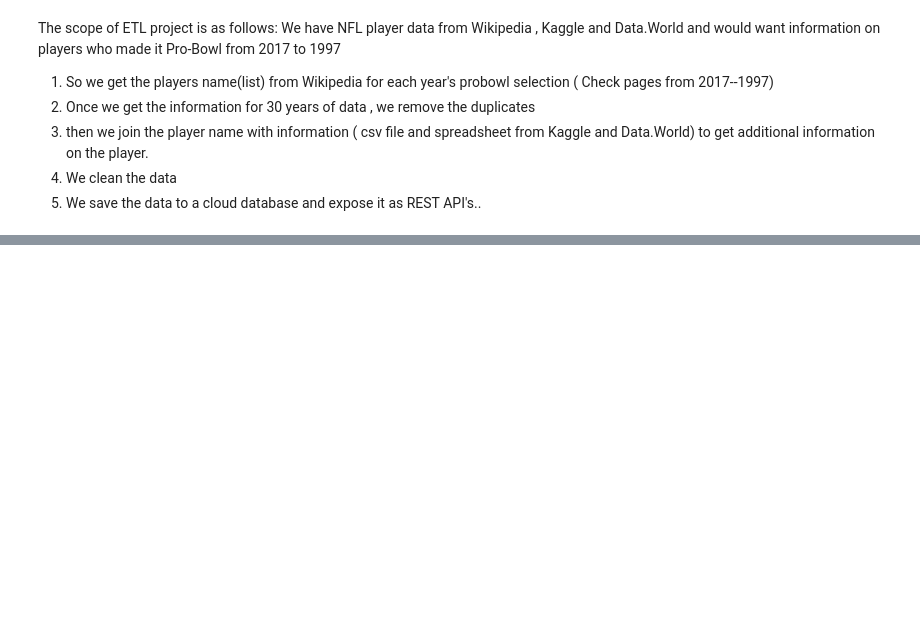
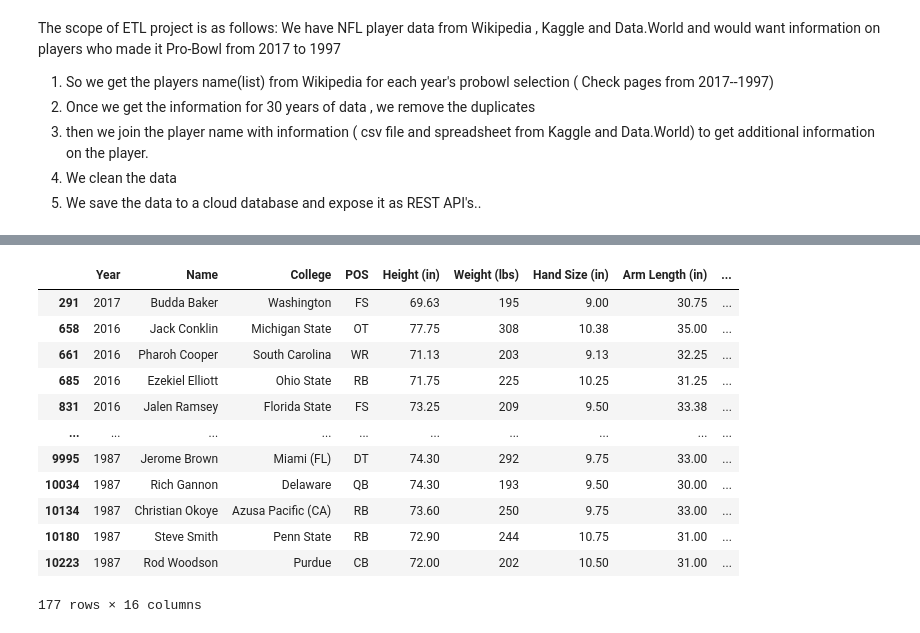
Before and after one commit to maheshws/NFLDataAnalysis, a Jupyter notebook: NFLPlayerInformation.ipynb, the cells around one changed output, grey strips where cells are left out. Cells and saved outputs as stored; diff of their text form; code cells hidden in the pictures; blank space fills up the shorter version.

```diff
--- a/NFLPlayerInformation.ipynb
+++ b/NFLPlayerInformation.ipynb
@@ -104,14 +155,20 @@ data[0].find_next_sibling('td').find('a')['title'][0:4]
 # %%
-
 df_combine = pd.read_excel('Resources/NFL Combine Data.xlsx', sheet_name='Combine Results')
-df_nfldraft = pd.read_excel('Resources/NFL Combine Data.xlsx', sheet_name='nfl_draft')
-
-
-df_combine = df_combine[df_combine['Name'].isin(player_info)]
+df_combine = df_combine[df_combine['Name'].isin(allproplayers_info)]
 df_combine.shape
-
-print(df_nfldraft.columns.values)
-
-df_nfldraft.drop(['Unnamed: 0','Unnamed: 34'],axis=1,inplace=True)
-print(df_nfldraft.columns.values)
+df_combine
+# %% [output]
+|  | Year | Name | College | POS | Height (in) | Weight (lbs) | Hand Size (in) | Arm Length (in) | ... |
+| 291 | 2017 | Budda Baker | Washington | FS | 69.63 | 195 | 9.00 | 30.75 | ... |
+| 658 | 2016 | Jack Conklin | Michigan State | OT | 77.75 | 308 | 10.38 | 35.00 | ... |
+| 661 | 2016 | Pharoh Cooper | South Carolina | WR | 71.13 | 203 | 9.13 | 32.25 | ... |
+| 685 | 2016 | Ezekiel Elliott | Ohio State | RB | 71.75 | 225 | 10.25 | 31.25 | ... |
+| 831 | 2016 | Jalen Ramsey | Florida State | FS | 73.25 | 209 | 9.50 | 33.38 | ... |
+| ... | ... | ... | ... | ... | ... | ... | ... | ... | ... |
+| 9995 | 1987 | Jerome Brown | Miami (FL) | DT | 74.30 | 292 | 9.75 | 33.00 | ... |
+| 10034 | 1987 | Rich Gannon | Delaware | QB | 74.30 | 193 | 9.50 | 30.00 | ... |
+| 10134 | 1987 | Christian Okoye | Azusa Pacific (CA) | RB | 73.60 | 250 | 9.75 | 33.00 | ... |
+| 10180 | 1987 | Steve Smith | Penn State | RB | 72.90 | 244 | 10.75 | 31.00 | ... |
+| 10223 | 1987 | Rod Woodson | Purdue | CB | 72.00 | 202 | 10.50 | 31.00 | ... |
+177 rows × 16 columns
 # %%
```
Also changed, not shown: parts of 15 cells of this notebook, 2 other files.
